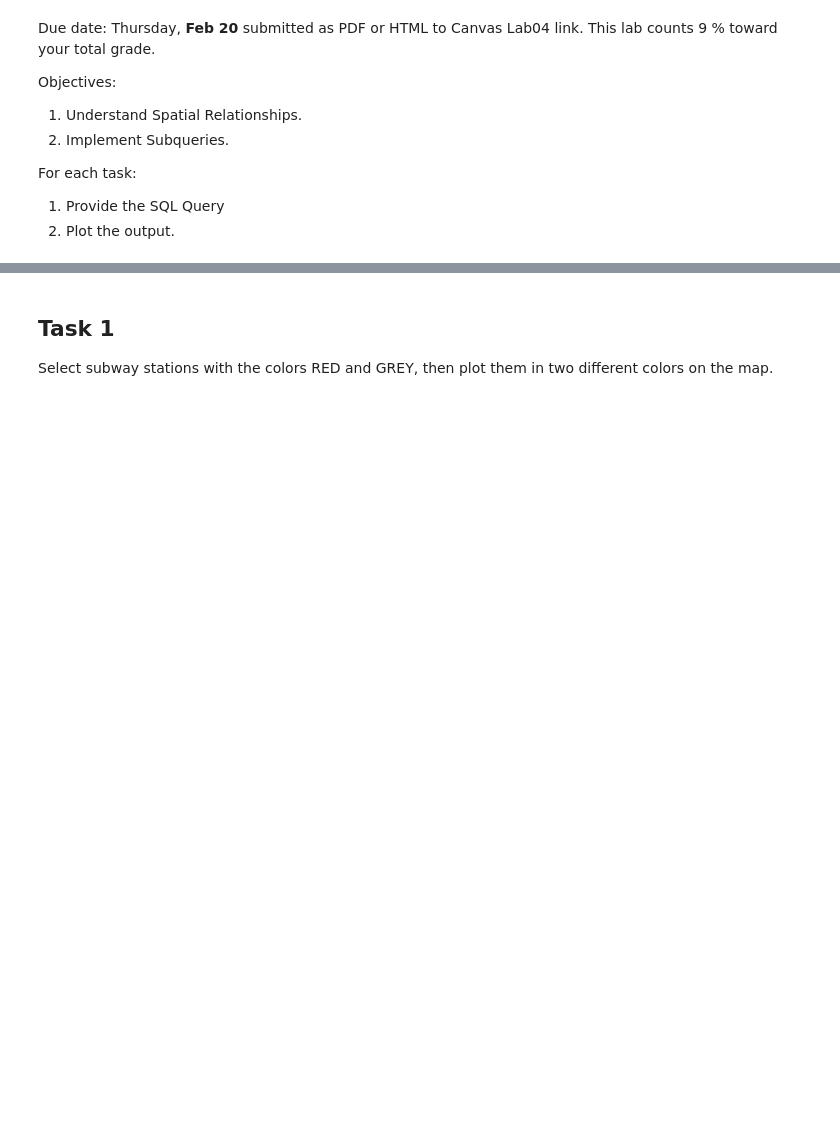
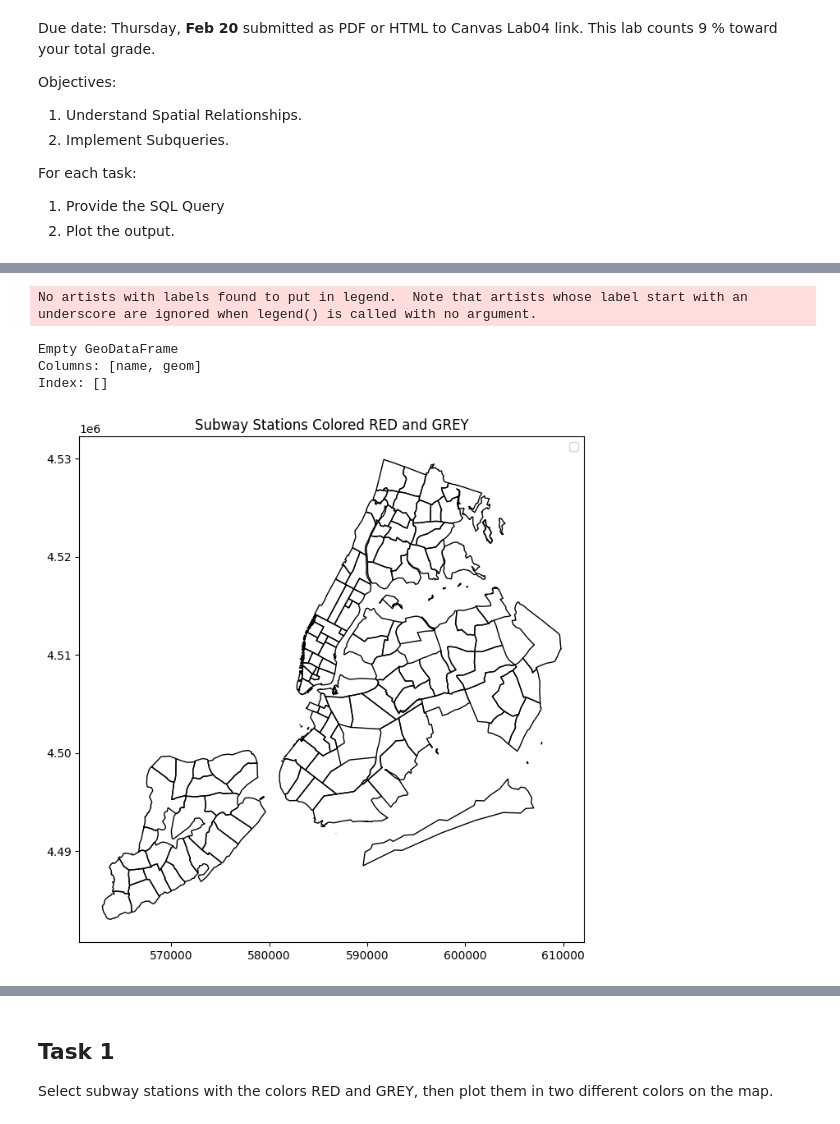
Before and after one commit to gisynw/ssj-376, a Jupyter notebook: docs/Labs/Lab04/Instructor_Lab04.ipynb, the cells around one changed output, grey strips where cells are left out. Drawn from its saved outputs; the diff is of its cells as text; code cells hidden in the pictures; blank space fills up the shorter version.

```diff
--- a/docs/Labs/Lab04/Instructor_Lab04.ipynb
+++ b/docs/Labs/Lab04/Instructor_Lab04.ipynb
@@ -33,0 +167,28 @@ insp.get_table_names()
+# %%
+query = """
+SELECT streets.name, streets.geom
+FROM ch05.streets AS streets
+WHERE ST_Overlaps(streets.geom, streets.geom);
+"""
+subway_stations = gpd.read_postgis(query, engine, geom_col='geom')
+print(subway_stations)
+
+query02 = """
+SELECT * FROM ch05.neighborhoods
+"""
+
+all_neighborhood = gpd.read_postgis(query02, engine, geom_col='geom')
+# Plotting with different colors for RED and GREY stations
+fig, ax = plt.subplots(figsize=(10, 8))
+all_neighborhood.plot(ax=ax, color = 'none')
+subway_stations.plot(ax=ax, color='red', label='streets')
+
+plt.legend()
+plt.title('Subway Stations Colored RED and GREY')
+plt.show()
+# %% [output]
+No artists with labels found to put in legend.  Note that artists whose label start with an underscore are ignored when legend() is called with no argument.
+Empty GeoDataFrame
+Columns: [name, geom]
+Index: []
+[figure, added]
```
Also changed, not shown: parts of 15 cells of this notebook, 4 other files.
